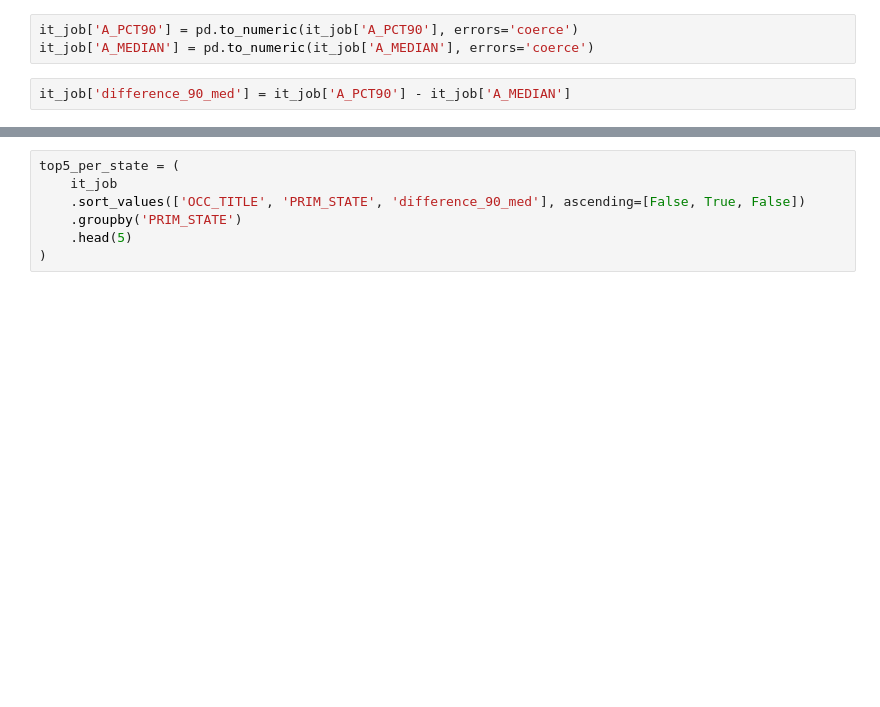
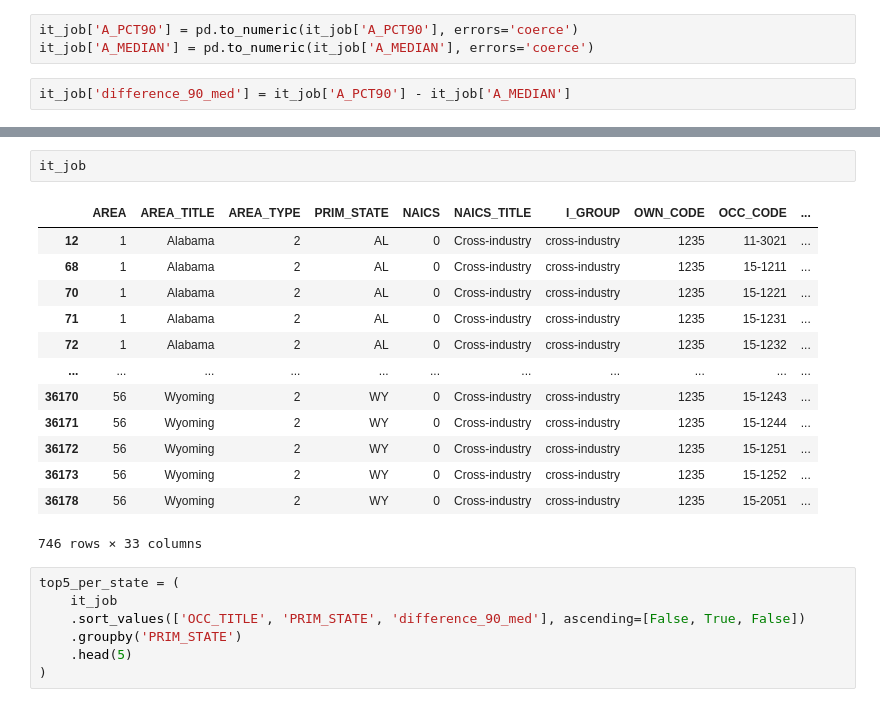
Before and after one commit to NicknNemkov/capstone, a Jupyter notebook: code/salary_predictions.ipynb, the cells around one changed output, grey strips where cells are left out. Cells and saved outputs as stored; diff of their text form; blank space fills up the shorter version.

```diff
--- a/code/salary_predictions.ipynb
+++ b/code/salary_predictions.ipynb
@@ -578,3 +560,19 @@ it_job['difference_90_med'] = it_job['A_PCT90'] - it_job['A_MEDIAN']
+# %%
+it_job
+# %% [output]
+|  | AREA | AREA_TITLE | AREA_TYPE | PRIM_STATE | NAICS | NAICS_TITLE | I_GROUP | OWN_CODE | OCC_CODE | ... |
+| 12 | 1 | Alabama | 2 | AL | 0 | Cross-industry | cross-industry | 1235 | 11-3021 | ... |
+| 68 | 1 | Alabama | 2 | AL | 0 | Cross-industry | cross-industry | 1235 | 15-1211 | ... |
+| 70 | 1 | Alabama | 2 | AL | 0 | Cross-industry | cross-industry | 1235 | 15-1221 | ... |
+| 71 | 1 | Alabama | 2 | AL | 0 | Cross-industry | cross-industry | 1235 | 15-1231 | ... |
+| 72 | 1 | Alabama | 2 | AL | 0 | Cross-industry | cross-industry | 1235 | 15-1232 | ... |
+| ... | ... | ... | ... | ... | ... | ... | ... | ... | ... | ... |
+| 36170 | 56 | Wyoming | 2 | WY | 0 | Cross-industry | cross-industry | 1235 | 15-1243 | ... |
+| 36171 | 56 | Wyoming | 2 | WY | 0 | Cross-industry | cross-industry | 1235 | 15-1244 | ... |
+| 36172 | 56 | Wyoming | 2 | WY | 0 | Cross-industry | cross-industry | 1235 | 15-1251 | ... |
+| 36173 | 56 | Wyoming | 2 | WY | 0 | Cross-industry | cross-industry | 1235 | 15-1252 | ... |
+| 36178 | 56 | Wyoming | 2 | WY | 0 | Cross-industry | cross-industry | 1235 | 15-2051 | ... |
+746 rows × 33 columns
 # %%
 top5_per_state = (
     it_job
```
Also changed, not shown: parts of 23 cells of this notebook, 3 other files.
